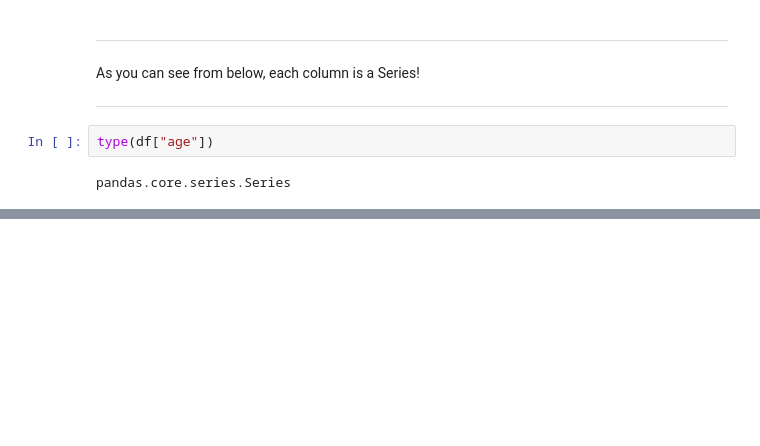
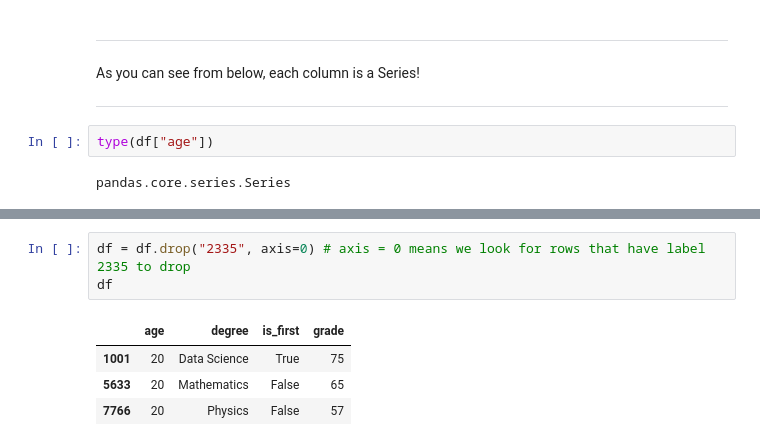
Before and after one commit to christophersoo/bdss-ws2526, a Jupyter notebook: session_01/pandas_intro.ipynb, the cells around one changed output, grey strips where cells are left out. Saved outputs shown, nothing was run; the diff lists cells and outputs as text; blank space fills up the shorter version.

```diff
--- a/session_01/pandas_intro.ipynb
+++ b/session_01/pandas_intro.ipynb
@@ -322,0 +496,8 @@ pandas.core.series.Series
+# %%
+df = df.drop("2335", axis=0) # axis = 0 means we look for rows that have label 2335 to drop
+df
+# %% [output]
+|  | age | degree | is_first | grade |
+| 1001 | 20 | Data Science | True | 75 |
+| 5633 | 20 | Mathematics | False | 65 |
+| 7766 | 20 | Physics | False | 57 |
```
Also changed, not shown: parts of 44 cells of this notebook, 1 other file.
